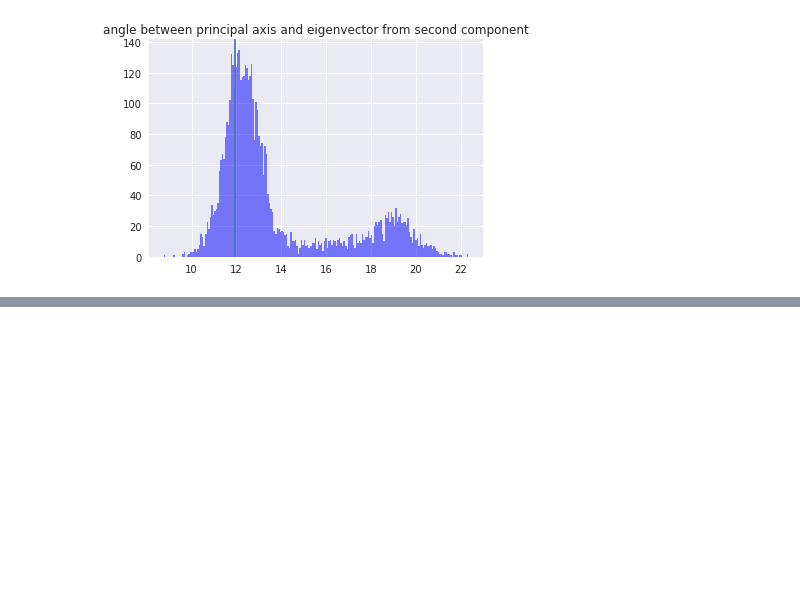
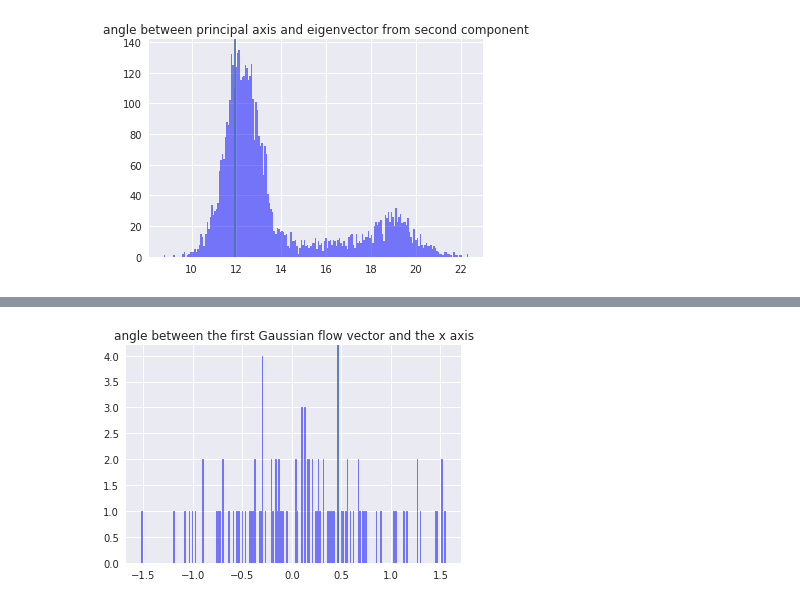
Before and after one commit to jaewshin/turchin, a Jupyter notebook: jupyter/bootstrap.ipynb, the cells around one changed output, grey strips where cells are left out. Saved outputs shown, nothing was run; the diff lists cells and outputs as text; code cells hidden in the pictures; blank space fills up the shorter version.

Commit message:
flow vec bootstrap

```diff
--- a/jupyter/bootstrap.ipynb
+++ b/jupyter/bootstrap.ipynb
@@ -366,0 +481,87 @@ plt.close()
+# %%
+def pl(n):
+    np.random.seed()
+
+    data_idx = dict()
+
+    resample = np.random.randint(0, len(data), size=len(data))
+    resampled_mat = data[resample]
+
+    data_idx = dict(enumerate(resample.tolist()))
+
+    assert resampled_mat.shape == data.shape # check if the resampled matrix has same dimension as data matrix
+
+    first_coef, sec_coef = flow_vec(ngas, resampled_mat, data_idx)
+    first_ang, sec_ang = np.arctan(first_coef[0][0]), np.arctan(sec_coef[0][0])
+
+    return first_ang, sec_ang
+# %%
+gauss1_idx, gauss2_idx = gaussian_idx(data_mat)
+gauss1_time = [times[i] for i in gauss1_idx] # time for the first gaussian data
+gauss2_time = [times[j] for j in gauss2_idx] # time for the second gaussian data
+coef1, coef2 = flow_vec(ngas, data, {key:key for key in range(len(data))})
+ang1, ang2 = np.arctan(coef1[0]), np.arctan(coef2[0])
+
+def bstr_flow(ngas, data, n = 100):
+    """
+    Bootstrap the angle between the flow vectors and the x axis for each cluster
+    """
+#     angles = []
+
+    p = Pool(os.cpu_count())
+    results = p.map(pl, range(n))
+    angle1, angle2 = zip(*results)
+
+#     for i in range(n):
+#         angles.append(p.apply_async(pl, args=()))
+#     p.close()
+#     p.join()
+
+#     angles = [angle.get() for angle in angles]
+#     angle1, angle2 = zip(*angles)
+#     q = mp.Queue()
+#     jobs = []
+
+#     for i in range(n):
+#         p = mp.Process(target = pl, args = (q,))
+#         jobs.append(p)
+#         p.start()
+
+#     for p in jobs:
+#         p.join()
+#         pt.update()
+
+#     while not q.empty():
+#         a,b=q.get()
+#         print('a', a, 'b',b)
+#         angle1.append(a)
+#         angle2.append(b)
+#     angle1 = []; angle2 = []
+
+#     for i in range(n):
+#         ang1, ang2 = pl()
+#         pt.update()
+#         angle1.append(ang1); angle2.append(ang2)
+
+    return angle1, angle2
+
+angle1, angle2 = bstr_flow(ngas, data)
+
+# plot the histogram for eigenvalues and angles
+num_bins = 200
+
+# angle between PC and the first component
+n, bins, patches = plt.hist(angle1, num_bins, facecolor='blue', alpha=0.5)
+plt.title('angle between the first Gaussian flow vector and the x axis')
+plt.axvline(x=ang1)
+plt.show()
+plt.close()
+
+# angle between PC and the second component
+n, bins, patches = plt.hist(angle2, num_bins, facecolor='blue', alpha=0.5)
+plt.title('angle between the second Gaussian flow vector and the x-axis')
+plt.axvline(x=ang2)
+plt.show()
+plt.close()
+# %% [output]
+[figure, added]
```
Also changed, not shown: parts of 8 cells of this notebook, 1 other file.
